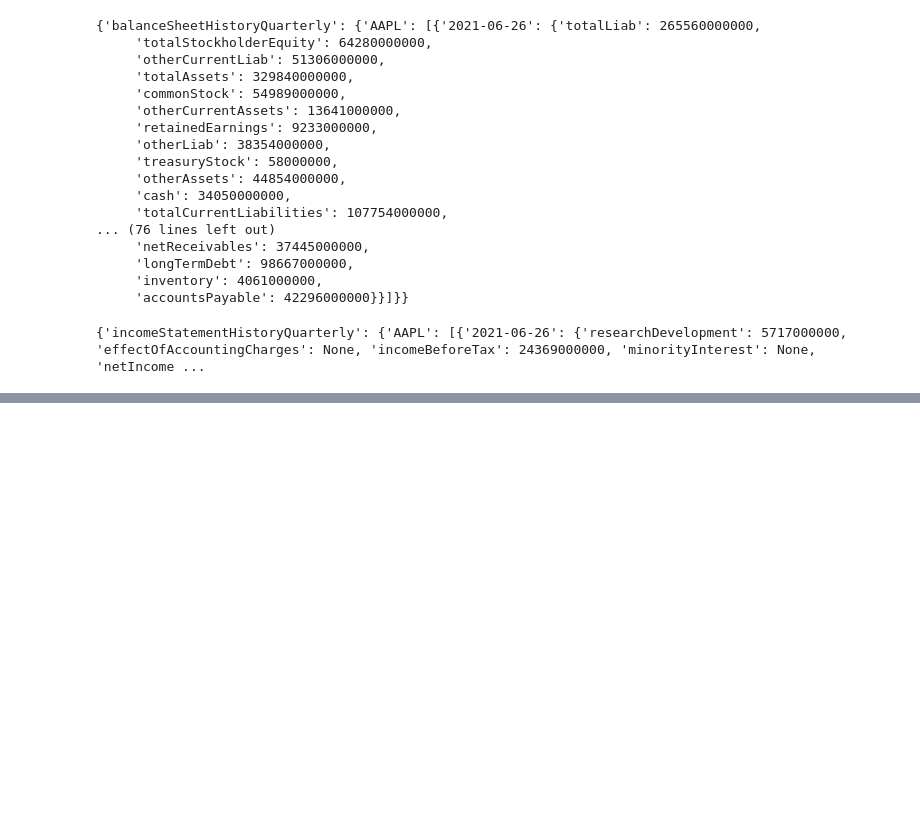
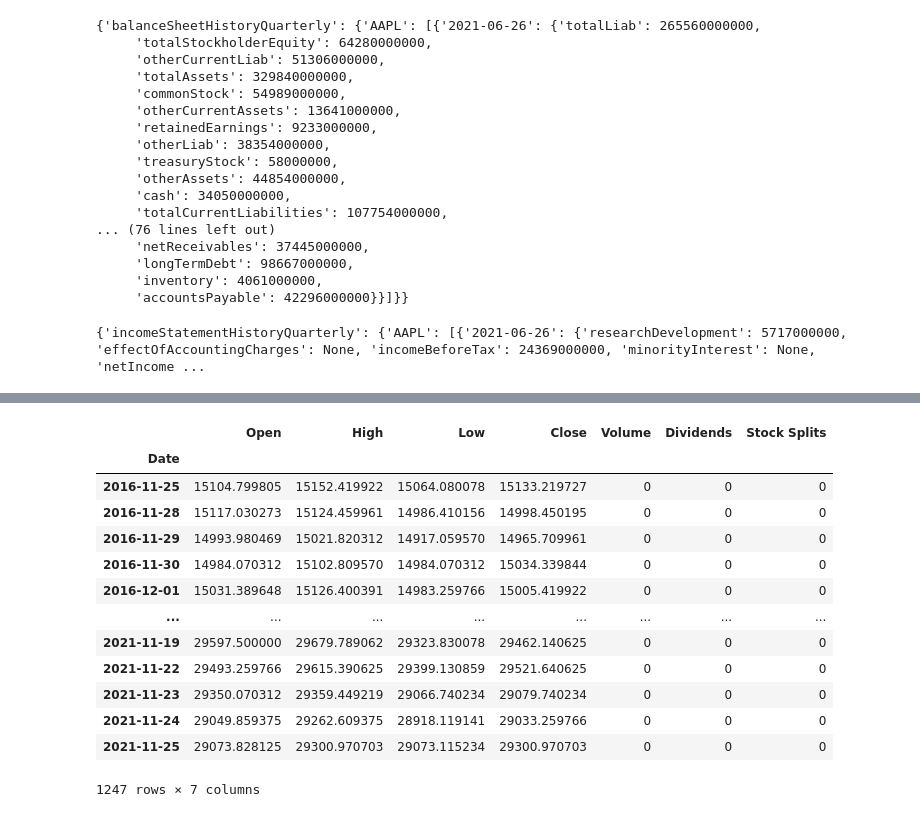
Before and after one commit to attkauppi/z_score_example, a Jupyter notebook: z_score_notebook.ipynb, the cells around one changed output, grey strips where cells are left out. Saved outputs shown, nothing was run; the diff lists cells and outputs as text; code cells hidden in the pictures; blank space fills up the shorter version.

```diff
--- a/z_score_notebook.ipynb
+++ b/z_score_notebook.ipynb
@@ -529,0 +625,17 @@ print(all_statement_data_qt)
+# %%
+hist
+# %% [output]
+|  | Open | High | Low | Close | Volume | Dividends | Stock Splits |
+| Date |  |  |  |  |  |  |  |
+| 2016-11-25 | 15104.799805 | 15152.419922 | 15064.080078 | 15133.219727 | 0 | 0 | 0 |
+| 2016-11-28 | 15117.030273 | 15124.459961 | 14986.410156 | 14998.450195 | 0 | 0 | 0 |
+| 2016-11-29 | 14993.980469 | 15021.820312 | 14917.059570 | 14965.709961 | 0 | 0 | 0 |
+| 2016-11-30 | 14984.070312 | 15102.809570 | 14984.070312 | 15034.339844 | 0 | 0 | 0 |
+| 2016-12-01 | 15031.389648 | 15126.400391 | 14983.259766 | 15005.419922 | 0 | 0 | 0 |
+| ... | ... | ... | ... | ... | ... | ... | ... |
+| 2021-11-19 | 29597.500000 | 29679.789062 | 29323.830078 | 29462.140625 | 0 | 0 | 0 |
+| 2021-11-22 | 29493.259766 | 29615.390625 | 29399.130859 | 29521.640625 | 0 | 0 | 0 |
+| 2021-11-23 | 29350.070312 | 29359.449219 | 29066.740234 | 29079.740234 | 0 | 0 | 0 |
+| 2021-11-24 | 29049.859375 | 29262.609375 | 28918.119141 | 29033.259766 | 0 | 0 | 0 |
+| 2021-11-25 | 29073.828125 | 29300.970703 | 29073.115234 | 29300.970703 | 0 | 0 | 0 |
+1247 rows × 7 columns
```
Also changed, not shown: parts of 22 cells of this notebook, 3 other files.
